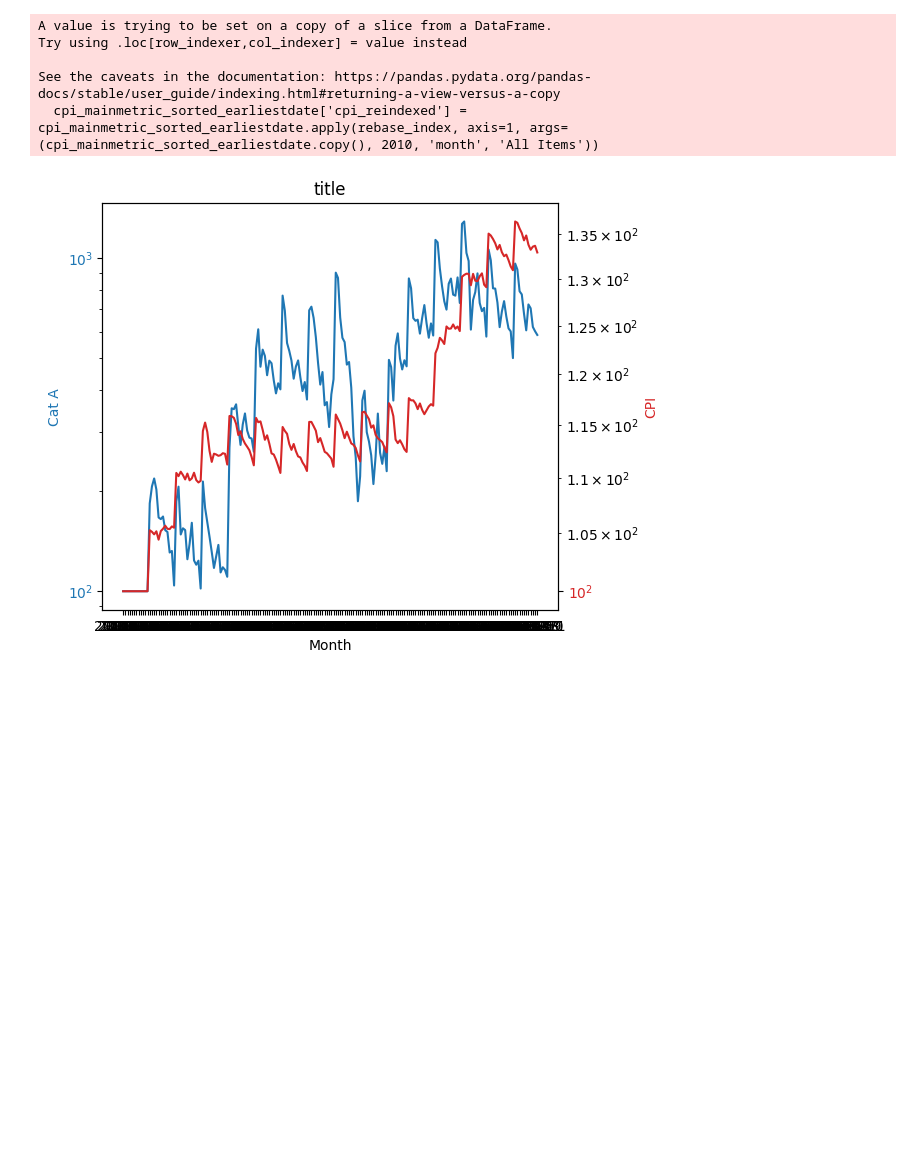
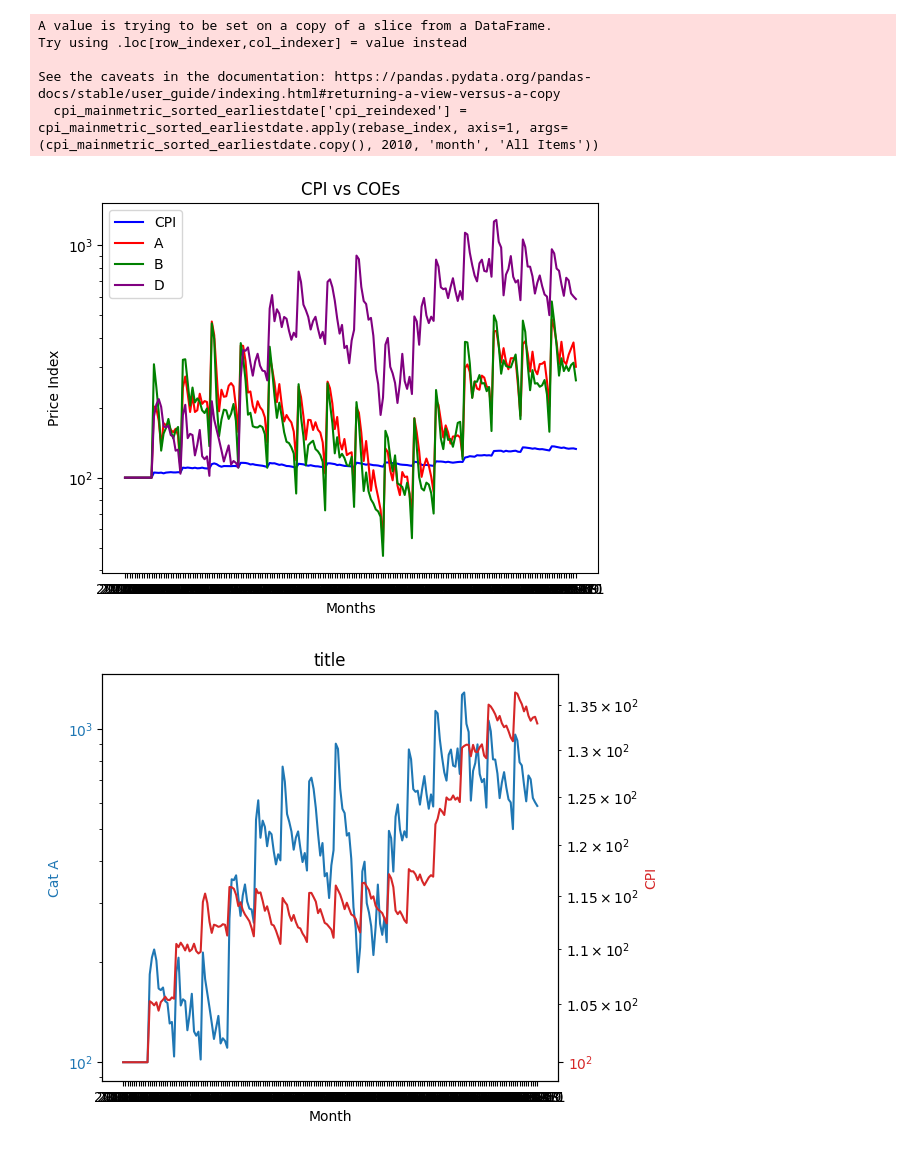
Before and after one commit to RaphaelTeo/coe-stat-analysis, a Jupyter notebook: main.ipynb, the cells around one changed output. Drawn from its saved outputs; the diff is of its cells as text; code cells hidden in the pictures; blank space fills up the shorter version.

Commit message:
multiline chart and add core inflation dataset

```diff
--- a/main.ipynb
+++ b/main.ipynb
@@ -9,6 +9,7 @@ path_registered = 'data/NewRegistrationOfMotorVehiclesUnderVehicleQuotaSystemMon
 path_cpi = 'data/outputFile.xlsx'
 path_nom_household = 'data/NominalChangeinAverageMonthlyHouseholdEmploymentIncomePerHouseholdMemberExcludingEmployerCPFContributionsAmongResidentEmployedHouseholdsbyDecilesHouseholdEmploymentIncomeAnnual20002024.csv'
 #path_real_household = 'data/RealChangeinMonthlyHouseholdEmploymentIncomePerHouseholdMemberExcludingEmployerCPFContributionsAmongResidentEmployedHouseholdsatSelectedPercentilesHouseholdEmploymentIncomeAnnual20002024.csv'
+path_core_inflation = 'data/MAS Core Inflation.xlsx'
 
 # Load datasets
 coe = pd.read_csv(path_coe, thousands=',') #thousands separator causing issues
@@ -16,6 +17,7 @@ deregistered = pd.read_csv(path_deregistered)
 registered = pd.read_csv(path_registered)
 cpi = pd.read_excel(path_cpi, sheet_name='T7', skiprows=10) #the only xlsx file
 nom_household = pd.read_csv(path_nom_household)
+inflation = pd.read_excel(path_core_inflation)
 
 def basicprep_cpi(cpi):
     cpi_t = cpi.transpose()
@@ -93,8 +95,7 @@ def rebase_index(row, staticdf, year_base, label_time, label_value, label_catego
         #print(f'base value: {value_base}')
         return round(value/value_base*100,3)
 
-def get_common_dates(df_list):
-    date_col_name = 'month'
+def get_common_dates(df_list, date_col_name):
     df1 = df_list[0]
     common_dates = [date for date in df1[date_col_name].to_list()]
     for each_other_df in df_list[1:]:
@@ -103,7 +104,7 @@ def get_common_dates(df_list):
                 common_dates.remove(date)
     return common_dates
 
-def trim_to_common_dates_only():
+#def trim_to_common_dates_only():
 # %%
 # CPI dataset
 df_cpi = basicprep_cpi(cpi)
@@ -116,7 +117,7 @@ df_coe_d = df_coe.loc[df_coe['vehicle_class'] == 'Category D']
 
 # Trim datasets to only the common dates so that we can plot
 df_list = [df_cpi, df_coe_a, df_coe_b, df_coe_d]
-common_dates = get_common_dates(df_list)
+common_dates = get_common_dates(df_list, 'month')
 df_cpi_trim = df_cpi[df_cpi['month'].isin(common_dates)]
 df_coe_a_trim = df_coe_a[df_coe_a['month'].isin(common_dates)]
 df_coe_b_trim = df_coe_b[df_coe_b['month'].isin(common_dates)]
@@ -127,6 +128,20 @@ Try using .loc[row_indexer,col_indexer] = value instead
 
 See the caveats in the documentation: https://pandas.pydata.org/pandas-docs/stable/user_guide/indexing.html#returning-a-view-versus-a-copy
   cpi_mainmetric_sorted_earliestdate['cpi_reindexed'] = cpi_mainmetric_sorted_earliestdate.apply(rebase_index, axis=1, args=(cpi_mainmetric_sorted_earliestdate.copy(), 2010, 'month', 'All Items'))
+# %%
+plt.plot(df_cpi_trim['month'], df_cpi_trim['cpi_reindexed'], label='CPI', color='blue')
+plt.plot(df_cpi_trim['month'], df_coe_a_trim['coe_indexed'], label='A', color='red')
+plt.plot(df_cpi_trim['month'], df_coe_b_trim['coe_indexed'], label='B', color='green')
+plt.plot(df_cpi_trim['month'], df_coe_d_trim['coe_indexed'], label='D', color='purple')
+
+plt.xlabel('Months')
+plt.ylabel('Price Index')
+plt.title('CPI vs COEs')
+plt.yscale('log') # Set the y-axis to a logarithmic scale
+plt.legend()
+plt.show()
+# %% [output]
+[figure, added]
 # %%
 def plot_twin_axis(x, y1, y2, y1_label, y2_label, title):
     fig, ax1 = plt.subplots()
```
Also changed, not shown: 2 other files.
